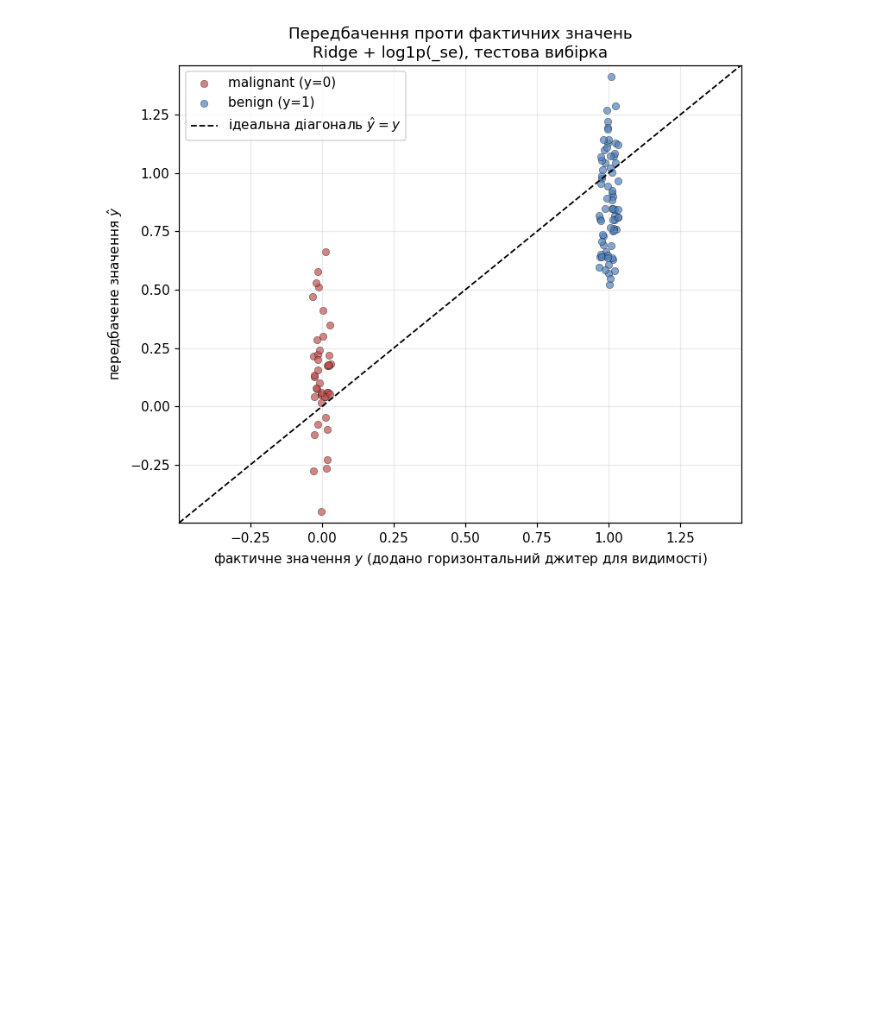
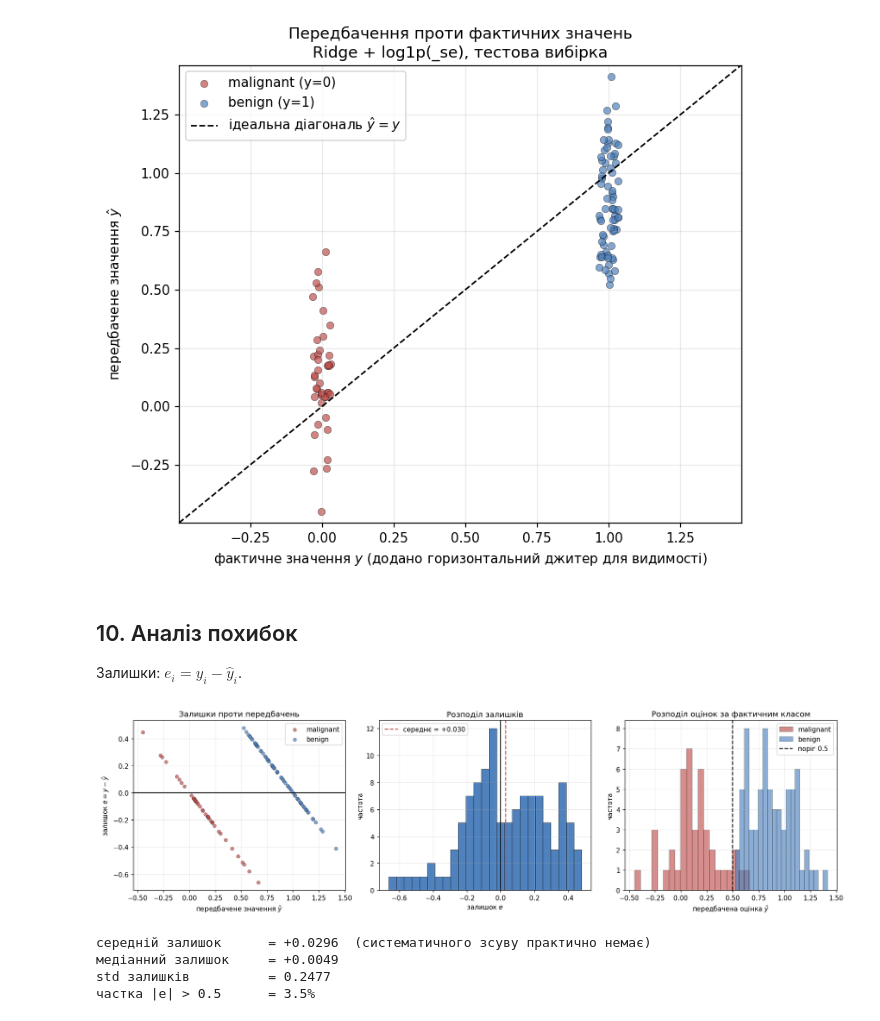
Before and after one commit to solomiiakovalchuk/machineLearning, a Jupyter notebook: lab01/notebook/lab01.ipynb, the cells around one changed output. Cells and saved outputs as stored; diff of their text form; code cells hidden in the pictures; blank space fills up the shorter version.

```diff
--- a/lab01/notebook/lab01.ipynb
+++ b/lab01/notebook/lab01.ipynb
@@ -843,3 +843,58 @@ fig.savefig(FIG / "05_pred_vs_true.png")
 plt.show()
 # %% [output]
 [figure]
+# %% [markdown]
+## 10. Аналіз похибок
+
+Залишки: $e_i = y_i - \hat y_i$.
+# %%
+resid = y_test.values - y_pred
+
+fig, axes = plt.subplots(1, 3, figsize=(16, 4.6))
+
+ax = axes[0]
+for cls, color, name in [(0, "#c0504d", "malignant"), (1, "#4f81bd", "benign")]:
+    m = y_test.values == cls
+    ax.scatter(y_pred[m], resid[m], s=28, alpha=0.7, color=color,
+               edgecolor="black", linewidth=0.3, label=name)
+ax.axhline(0, color="black", linewidth=1.2)
+ax.set_xlabel("передбачене значення $\\hat y$")
+ax.set_ylabel("залишок $e = y - \\hat y$")
+ax.set_title("Залишки проти передбачень")
+ax.legend()
+
+ax = axes[1]
+ax.hist(resid, bins=25, color="#4f81bd", edgecolor="black", linewidth=0.4)
+ax.axvline(0, color="black", linewidth=1.2)
+ax.axvline(resid.mean(), color="#c0504d", linestyle="--",
+           label=f"середнє = {resid.mean():+.3f}")
+ax.set_xlabel("залишок $e$")
+ax.set_ylabel("частота")
+ax.set_title("Розподіл залишків")
+ax.legend()
+
+ax = axes[2]
+ax.hist(y_pred[y_test.values == 0], bins=20, alpha=0.65, color="#c0504d",
+        label="malignant", edgecolor="black", linewidth=0.4)
+ax.hist(y_pred[y_test.values == 1], bins=20, alpha=0.65, color="#4f81bd",
+        label="benign", edgecolor="black", linewidth=0.4)
+ax.axvline(0.5, color="black", linestyle="--", label="поріг 0.5")
+ax.set_xlabel("передбачена оцінка $\\hat y$")
+ax.set_ylabel("частота")
+ax.set_title("Розподіл оцінок за фактичним класом")
+ax.legend()
+
+fig.tight_layout()
+fig.savefig(FIG / "06_residuals.png")
+plt.show()
+
+print(f"середній залишок      = {resid.mean():+.4f}  (систематичного зсуву практично немає)")
+print(f"медіанний залишок     = {np.median(resid):+.4f}")
+print(f"std залишків          = {resid.std():.4f}")
+print(f"частка |e| > 0.5      = {(np.abs(resid) > 0.5).mean() * 100:.1f}%")
+# %% [output]
+[figure, added]
+середній залишок      = +0.0296  (систематичного зсуву практично немає)
+медіанний залишок     = +0.0049
+std залишків          = 0.2477
+частка |e| > 0.5      = 3.5%
```
Also changed, not shown: parts of 4 cells of this notebook, 2 other files.
